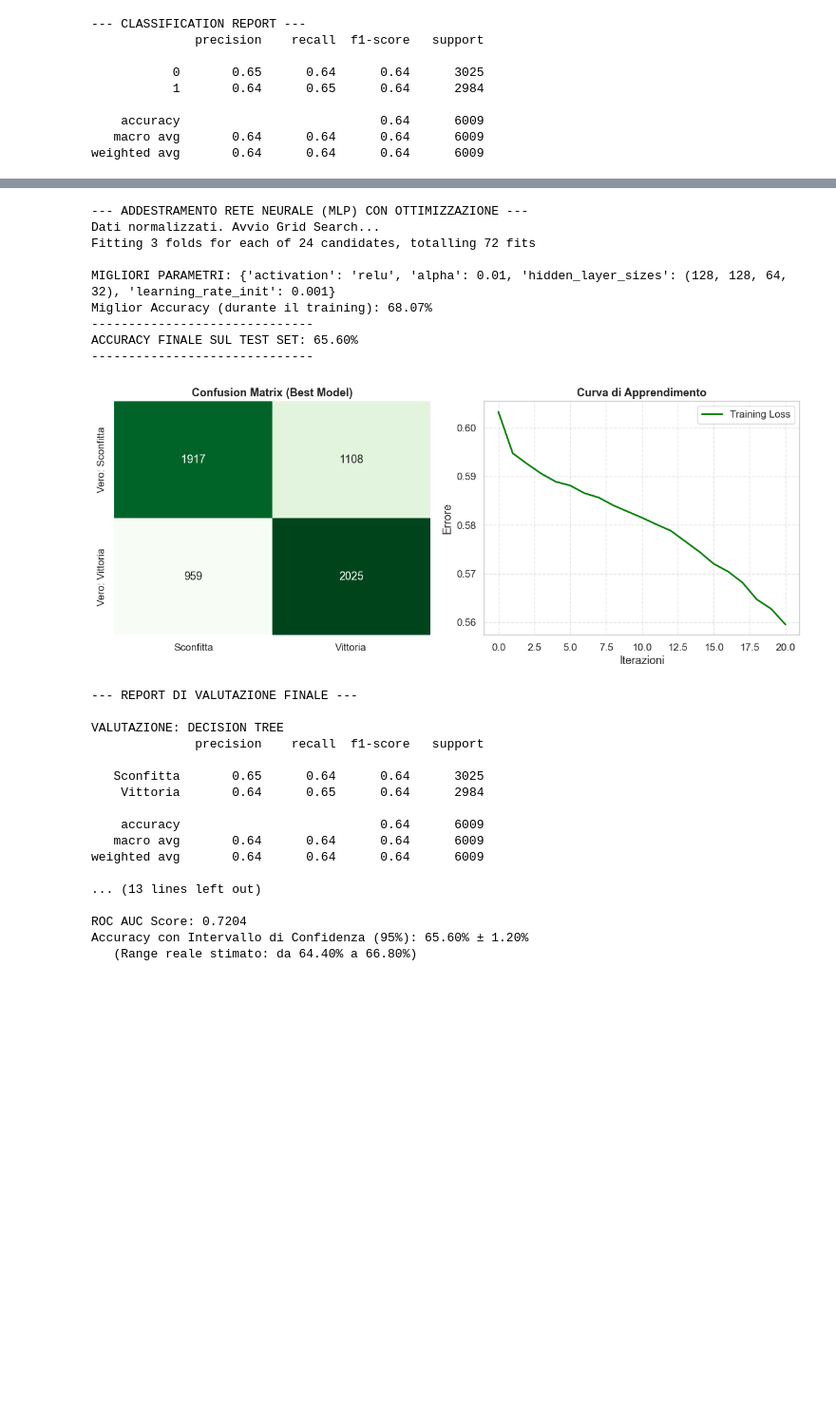
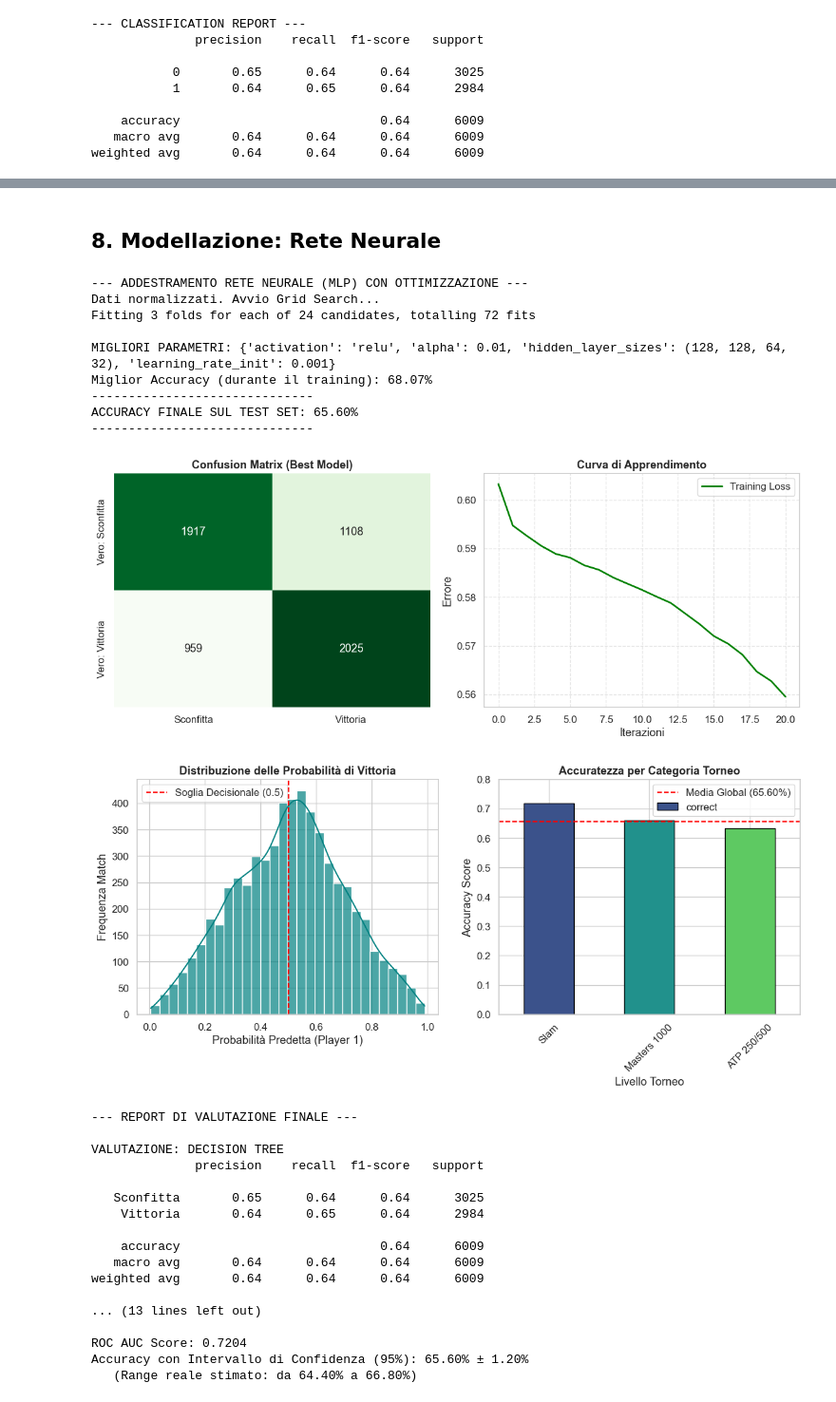
Before and after one commit to ilBiondo06/ML-Tennis-Prediction, a Jupyter notebook: tennis-prediction.ipynb, the cells around one changed output, grey strips where cells are left out. Shown at 95% size. Saved outputs shown, nothing was run; the diff lists cells and outputs as text; code cells hidden in the pictures; blank space fills up the shorter version.

```diff
--- a/tennis-prediction.ipynb
+++ b/tennis-prediction.ipynb
@@ -1522,3 +1509,5 @@ Ottenuta con 433 nodi (Max Depth: 8)
+# %% [markdown]
+## 8. Modellazione: Rete Neurale
 # %%
 # ==========================================
 # 10. MODELLO 2: RETE NEURALE
@@ -1530,6 +1519,7 @@ from sklearn.metrics import accuracy_score, confusion_matrix
 import matplotlib.pyplot as plt
 import seaborn as sns
 import pandas as pd
+import numpy as np
 
 print("--- ADDESTRAMENTO RETE NEURALE (MLP) CON OTTIMIZZAZIONE ---")
 
@@ -1608,33 +1598,76 @@ plt.figure(figsize=(12, 5))
 
 plt.subplot(1, 2, 1)
 cm = confusion_matrix(y_test_opt, y_pred_final)
 sns.heatmap(cm, annot=True, fmt='d', cmap='Greens', cbar=False,
             xticklabels=['Sconfitta', 'Vittoria'],
             yticklabels=['Vero: Sconfitta', 'Vero: Vittoria'])
 plt.title(f"Confusion Matrix (Best Model)", fontweight='bold')
 
 # Curva di Loss
 plt.subplot(1, 2, 2)
 plt.plot(best_mlp.loss_curve_, label='Training Loss', color='green', linewidth=2)
 plt.title("Curva di Apprendimento", fontweight='bold')
 plt.xlabel("Iterazioni")
 plt.ylabel("Errore")
 plt.grid(True, linestyle='--', alpha=0.5)
 plt.legend()
 
 plt.tight_layout()
 plt.show()
+
+# --- 7. DISTRIBUZIONE DELLE PROBABILITÀ ---
+y_probs = best_mlp.predict_proba(X_test_scaled)[:, 1]
+
+plt.figure(figsize=(14, 5))
+
+plt.subplot(1, 2, 1)
+sns.histplot(y_probs, bins=30, kde=True, color='teal', alpha=0.7)
+plt.axvline(0.5, color='red', linestyle='--', label='Soglia Decisionale (0.5)')
+plt.title("Distribuzione delle Probabilità di Vittoria", fontweight='bold')
+plt.xlabel("Probabilità Predetta (Player 1)")
+plt.ylabel("Frequenza Match")
+plt.legend()
+
+# --- 8. ACCURACY PER CATEGORIA TORNEO ---
+
+# Verifichiamo se la colonna esiste, altrimenti proviamo a recuperarla
+# Se hai usato tourney_level per creare altre feature, assicurati che non sia stata droppata
+if 'tourney_level' in df_ml.columns:
+    test_data_with_labels = df_ml.loc[test_mask].copy()
+    test_data_with_labels['pred'] = y_pred_final
+    test_data_with_labels['correct'] = (test_data_with_labels['pred'] == test_data_with_labels['target'])
+
+    # Mappa i codici (G, M, A) in nomi più leggibili se vuoi
+    mapping = {'G': 'Slam', 'M': 'Masters 1000', 'A': 'ATP 250/500', 'C': 'Challenger'}
+    test_data_with_labels['tourney_level'] = test_data_with_labels['tourney_level'].map(mapping)
+
+    acc_per_level = test_data_with_labels.groupby('tourney_level')['correct'].mean().sort_values(ascending=False)
+
+    plt.subplot(1, 2, 2)
+    colors = sns.color_palette("viridis", len(acc_per_level))
+    acc_per_level.plot(kind='bar', color=colors, edgecolor='black')
+    plt.title("Accuratezza per Categoria Torneo", fontweight='bold')
+    plt.ylabel("Accuracy Score")
+    plt.xlabel("Livello Torneo")
+    plt.ylim(0, 0.8)
+    plt.axhline(acc_final, color='red', linestyle='--', label=f'Media Global ({acc_final:.2%})')
+    plt.xticks(rotation=45)
+    plt.legend()
+else:
+    print("ERRORE: La colonna 'tourney_level' non è presente nel dataset. "
+          "Assicurati di includerla quando generi 'dataset_ml_ready.csv' o di non dropparla.")
 # %% [output]
 --- ADDESTRAMENTO RETE NEURALE (MLP) CON OTTIMIZZAZIONE ---
 Dati normalizzati. Avvio Grid Search...
 Fitting 3 folds for each of 24 candidates, totalling 72 fits
 
 MIGLIORI PARAMETRI: {'activation': 'relu', 'alpha': 0.01, 'hidden_layer_sizes': (128, 128, 64, 32), 'learning_rate_init': 0.001}
 Miglior Accuracy (durante il training): 68.07%
 ------------------------------
 ACCURACY FINALE SUL TEST SET: 65.60%
 ------------------------------
 [figure]
+[figure, added]
 # %%
 # ==========================================
 # EVALUATION & CREDIBILITY
```
Also changed, not shown: parts of 29 cells of this notebook, 5 other files.
